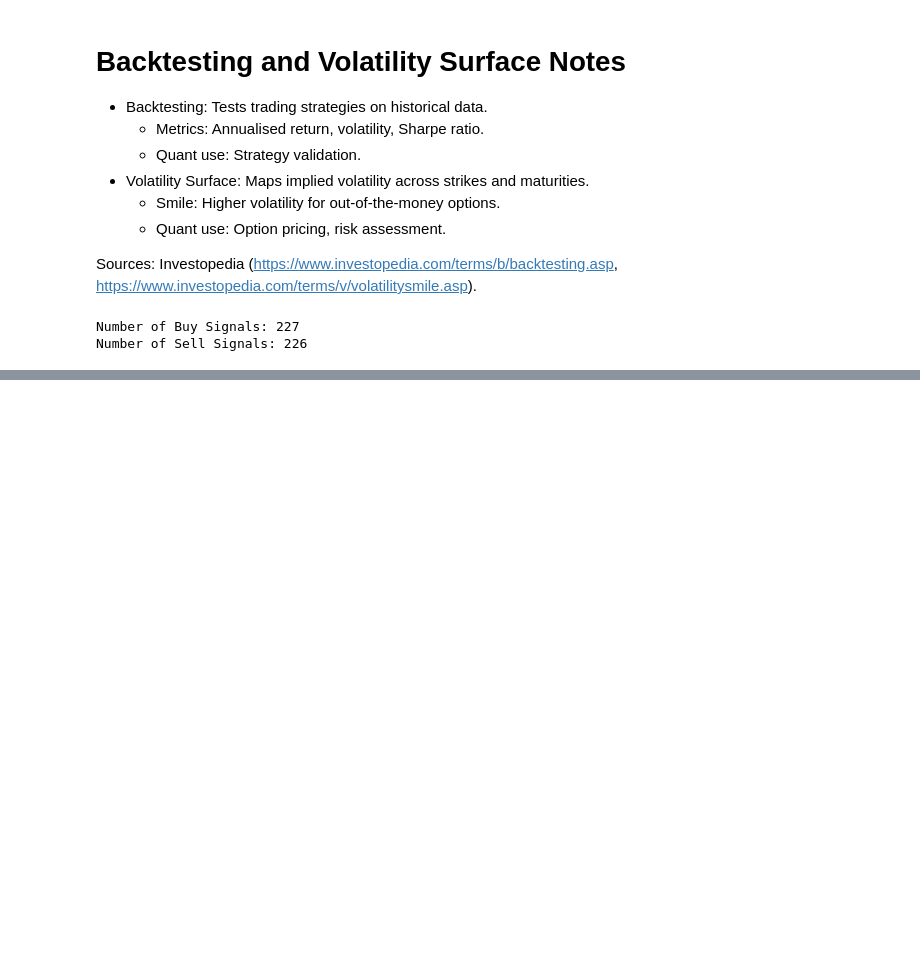
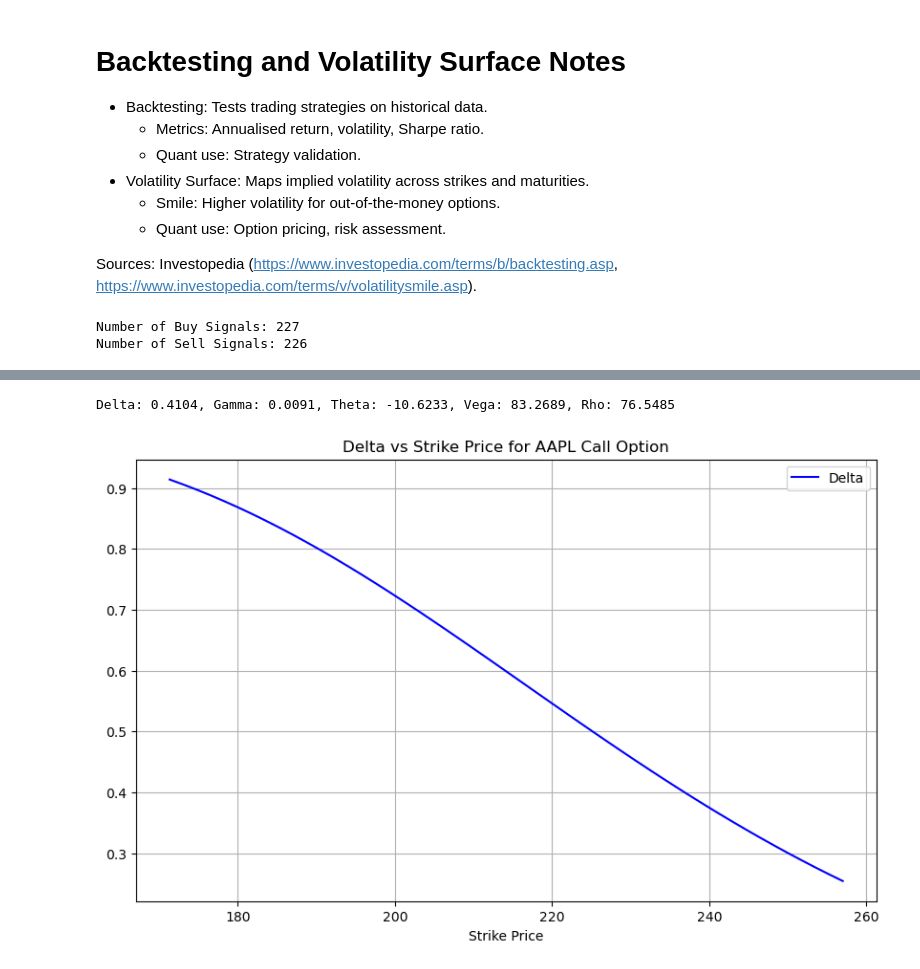
Before and after one commit to mhezie/Quant-Portfolio, a Jupyter notebook: Quant-Portfolio.ipynb, the cells around one changed output, grey strips where cells are left out. Saved outputs shown, nothing was run; the diff lists cells and outputs as text; code cells hidden in the pictures; blank space fills up the shorter version.

```diff
--- a/Quant-Portfolio.ipynb
+++ b/Quant-Portfolio.ipynb
@@ -1303,0 +1400,36 @@ Number of Sell Signals: 226
+# %%
+# Black-Schole Greeks for AAPL call option
+def black_scholes_greeks(S, K, T, r, sigma):
+    d1 = (np.log(S / K) + (r + 0.5 * sigma**2) * T) / (sigma * np.sqrt(T))
+    d2 = d1 - sigma * np.sqrt(T)
+    delta = norm.cdf(d1)
+    gamma  = norm.pdf(d1) / (S * sigma * np.sqrt(T))
+    theta = -(S * norm.pdf(d1) * sigma) / (2 * np.sqrt(T)) - r * k * np.exp(-r * T) * norm.cdf(d2)
+    vega =  S * norm.pdf(d1) * np.sqrt(T)
+    rho = K * T * np.exp(-r * T) * norm.cdf(d2)
+    return delta, gamma, theta, vega, rho
+
+# Parameters
+S = data['AAPL'].iloc[-1]     # Latest AAPL price
+k = S * 1.1                   # Strike at 110% of current price
+T = 1.0                       # 1 year to maturity
+r = 0.03                      # Risk-free rate
+sigma = 0.2                   # Volatility
+
+# Calculate Greeks
+delta, gamma, theta, vega, rho = black_scholes_greeks(S, k, T, r, sigma)
+print(f"Delta: {delta:.4f}, Gamma: {gamma:.4f}, Theta: {theta:.4f}, Vega: {vega:.4f}, Rho: {rho:.4f}")
+
+# Plot Delta vs Strike
+strikes = np.linspace(0.8 * S, 1.2 * S, 50)
+deltas = [black_scholes_greeks(S, k, T, r, sigma)[0] for k in strikes]
+plt.figure(figsize=(10, 6))
+plt.plot(strikes, deltas, label="Delta", color='b')
+plt.xlabel("Strike Price")
+plt.title("Delta vs Strike Price for AAPL Call Option")
+plt.legend()
+plt.grid(True)
+plt.show()
+# %% [output]
+Delta: 0.4104, Gamma: 0.0091, Theta: -10.6233, Vega: 83.2689, Rho: 76.5485
+[figure, added]
```
Also changed, not shown: parts of 8 cells of this notebook.
